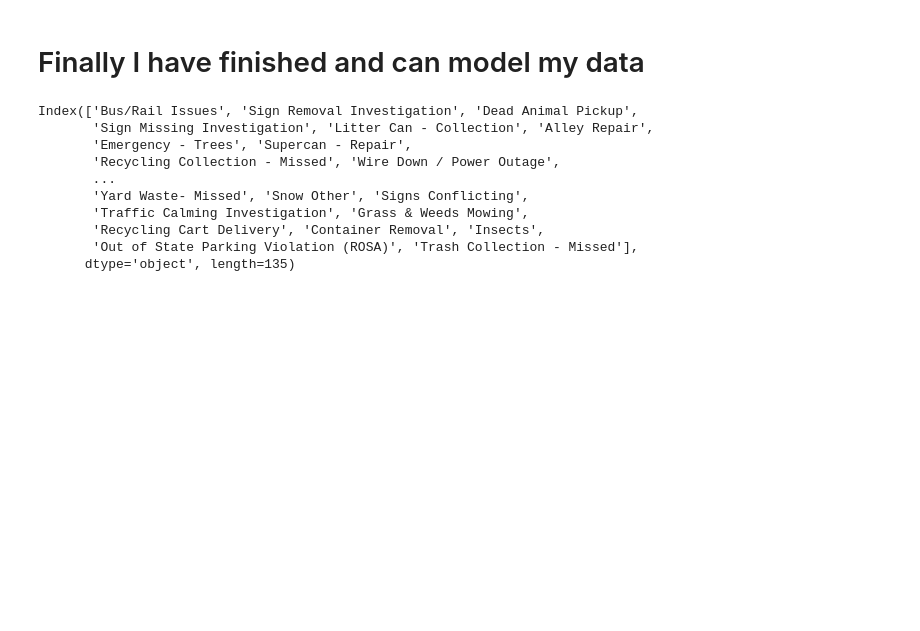
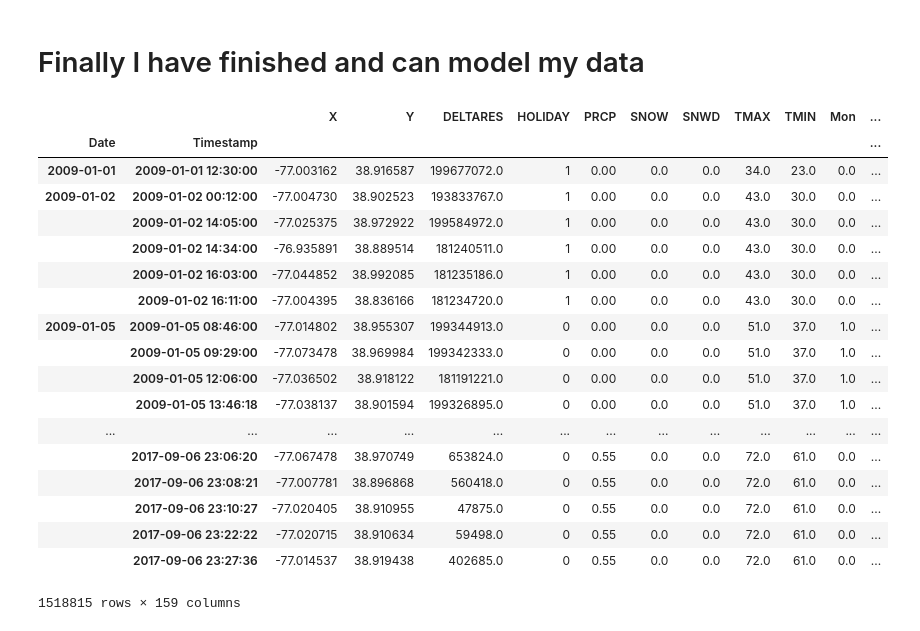
Before and after one commit to dspp-gwu/assignment-02-CLandauGWU, a Jupyter notebook: assignment-02.ipynb, the cells around one changed output. Saved outputs shown, nothing was run; the diff lists cells and outputs as text; code cells hidden in the pictures; blank space fills up the shorter version.

```diff
--- a/assignment-02.ipynb
+++ b/assignment-02.ipynb
@@ -993,6 +951,27 @@ dtype: int64
 # Finally I have finished and can model my data
 # %%
 split = serv_dex.copy()
+split
+# %% [output]
+|  |  | X | Y | DELTARES | HOLIDAY | PRCP | SNOW | SNWD | TMAX | TMIN | Mon | ... |
+| Date | Timestamp |  |  |  |  |  |  |  |  |  |  | ... |
+| 2009-01-01 | 2009-01-01 12:30:00 | -77.003162 | 38.916587 | 199677072.0 | 1 | 0.00 | 0.0 | 0.0 | 34.0 | 23.0 | 0.0 | ... |
+| 2009-01-02 | 2009-01-02 00:12:00 | -77.004730 | 38.902523 | 193833767.0 | 1 | 0.00 | 0.0 | 0.0 | 43.0 | 30.0 | 0.0 | ... |
+|  | 2009-01-02 14:05:00 | -77.025375 | 38.972922 | 199584972.0 | 1 | 0.00 | 0.0 | 0.0 | 43.0 | 30.0 | 0.0 | ... |
+|  | 2009-01-02 14:34:00 | -76.935891 | 38.889514 | 181240511.0 | 1 | 0.00 | 0.0 | 0.0 | 43.0 | 30.0 | 0.0 | ... |
+|  | 2009-01-02 16:03:00 | -77.044852 | 38.992085 | 181235186.0 | 1 | 0.00 | 0.0 | 0.0 | 43.0 | 30.0 | 0.0 | ... |
+|  | 2009-01-02 16:11:00 | -77.004395 | 38.836166 | 181234720.0 | 1 | 0.00 | 0.0 | 0.0 | 43.0 | 30.0 | 0.0 | ... |
+| 2009-01-05 | 2009-01-05 08:46:00 | -77.014802 | 38.955307 | 199344913.0 | 0 | 0.00 | 0.0 | 0.0 | 51.0 | 37.0 | 1.0 | ... |
+|  | 2009-01-05 09:29:00 | -77.073478 | 38.969984 | 199342333.0 | 0 | 0.00 | 0.0 | 0.0 | 51.0 | 37.0 | 1.0 | ... |
+|  | 2009-01-05 12:06:00 | -77.036502 | 38.918122 | 181191221.0 | 0 | 0.00 | 0.0 | 0.0 | 51.0 | 37.0 | 1.0 | ... |
+|  | 2009-01-05 13:46:18 | -77.038137 | 38.901594 | 199326895.0 | 0 | 0.00 | 0.0 | 0.0 | 51.0 | 37.0 | 1.0 | ... |
+| ... | ... | ... | ... | ... | ... | ... | ... | ... | ... | ... | ... | ... |
+|  | 2017-09-06 23:06:20 | -77.067478 | 38.970749 | 653824.0 | 0 | 0.55 | 0.0 | 0.0 | 72.0 | 61.0 | 0.0 | ... |
+|  | 2017-09-06 23:08:21 | -77.007781 | 38.896868 | 560418.0 | 0 | 0.55 | 0.0 | 0.0 | 72.0 | 61.0 | 0.0 | ... |
+|  | 2017-09-06 23:10:27 | -77.020405 | 38.910955 | 47875.0 | 0 | 0.55 | 0.0 | 0.0 | 72.0 | 61.0 | 0.0 | ... |
+|  | 2017-09-06 23:22:22 | -77.020715 | 38.910634 | 59498.0 | 0 | 0.55 | 0.0 | 0.0 | 72.0 | 61.0 | 0.0 | ... |
+|  | 2017-09-06 23:27:36 | -77.014537 | 38.919438 | 402685.0 | 0 | 0.55 | 0.0 | 0.0 | 72.0 | 61.0 | 0.0 | ... |
+1518815 rows × 159 columns
 # %%
 from sklearn.preprocessing import PolynomialFeatures
 from sklearn.pipeline import make_pipeline
@@ -1028,16 +1013,2 @@ def subset_Modeler(split, service):
     model.fit(X_train, y_train)
     return model, [X_train, y_train, X_test, y_test]
-# %%
-serviceList = split.columns[16:-8]
-serviceList
-# %% [output]
-Index(['Bus/Rail Issues', 'Sign Removal Investigation', 'Dead Animal Pickup',
-       'Sign Missing Investigation', 'Litter Can - Collection', 'Alley Repair',
-       'Emergency - Trees', 'Supercan - Repair',
-       'Recycling Collection - Missed', 'Wire Down / Power Outage',
-       ...
-       'Yard Waste- Missed', 'Snow Other', 'Signs Conflicting',
-       'Traffic Calming Investigation', 'Grass & Weeds Mowing',
-       'Recycling Cart Delivery', 'Container Removal', 'Insects',
-       'Out of State Parking Violation (ROSA)', 'Trash Collection - Missed'],
-      dtype='object', length=135)
```
Also changed, not shown: parts of 30 cells of this notebook.
